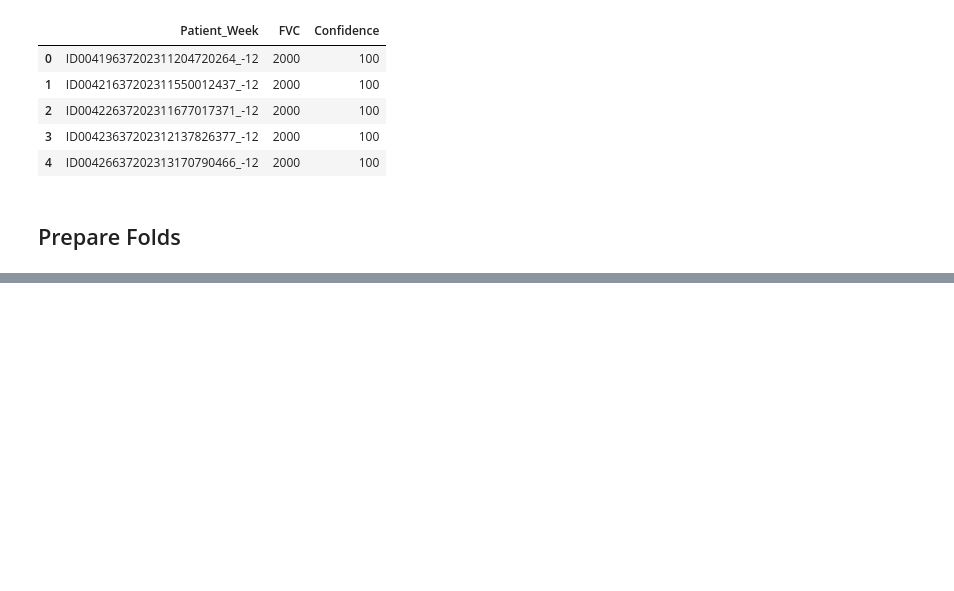
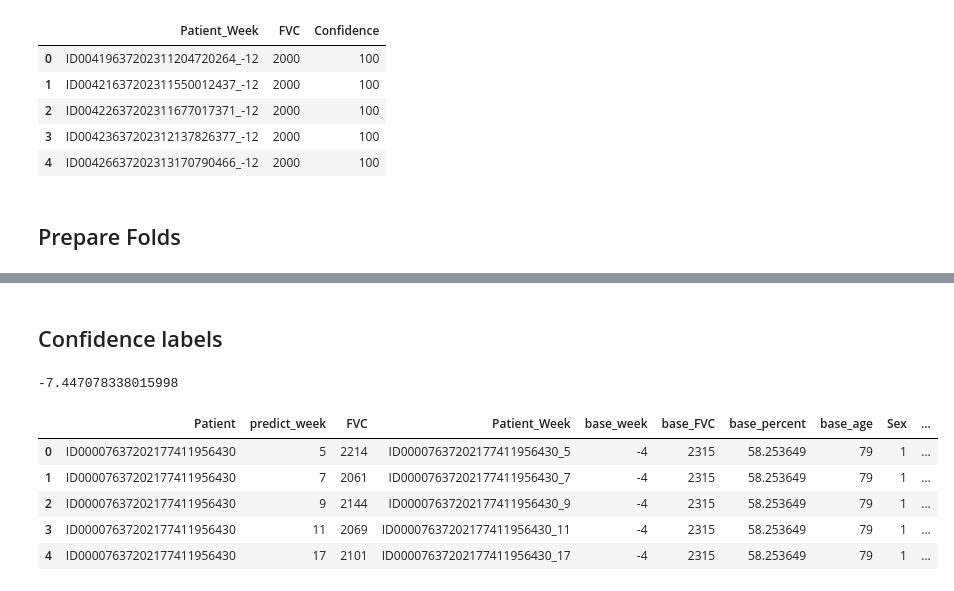
Before and after one commit to prakhar154/OSIC-Pulmonary-Fibrosis-Progression, a Jupyter notebook: models/lgbm.ipynb, the cells around one changed output, grey strips where cells are left out. Drawn from its saved outputs; the diff is of its cells as text; code cells hidden in the pictures; blank space fills up the shorter version.

```diff
--- a/models/lgbm.ipynb
+++ b/models/lgbm.ipynb
@@ -134,0 +307,24 @@ ss.head()
+# %%
+train['FVC_pred'] = y_oof
+test['FVC_pred'] = predictions
+# %% [markdown]
+## Confidence labels
+# %%
+train['Confidence'] = 100
+train['sigma_clipped'] = train['Confidence'].apply(lambda x: max(x, 70))
+train['diff'] = abs(train['FVC'] - train['FVC_pred'])
+train['delta'] = train['diff'].apply(lambda x: min(x, 1000))
+train['score'] = -np.sqrt(2)*train['delta'] / train['sigma_clipped'] - np.log(np.sqrt(2) * train['sigma_clipped'])
+score = train['score'].mean()
+print(score)
+# %% [output]
+-7.447078338015998
+# %%
+train.head()
+# %% [output]
+|  | Patient | predict_week | FVC | Patient_Week | base_week | base_FVC | base_percent | base_age | Sex | ... |
+| 0 | ID00007637202177411956430 | 5 | 2214 | ID00007637202177411956430_5 | -4 | 2315 | 58.253649 | 79 | 1 | ... |
+| 1 | ID00007637202177411956430 | 7 | 2061 | ID00007637202177411956430_7 | -4 | 2315 | 58.253649 | 79 | 1 | ... |
+| 2 | ID00007637202177411956430 | 9 | 2144 | ID00007637202177411956430_9 | -4 | 2315 | 58.253649 | 79 | 1 | ... |
+| 3 | ID00007637202177411956430 | 11 | 2069 | ID00007637202177411956430_11 | -4 | 2315 | 58.253649 | 79 | 1 | ... |
+| 4 | ID00007637202177411956430 | 17 | 2101 | ID00007637202177411956430_17 | -4 | 2315 | 58.253649 | 79 | 1 | ... |
```
Also changed, not shown: parts of 19 cells of this notebook, 1 other file.
